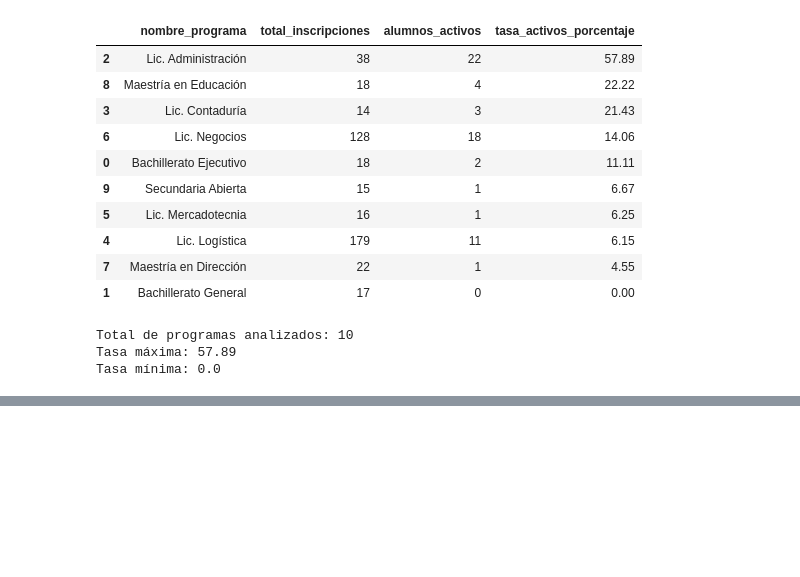
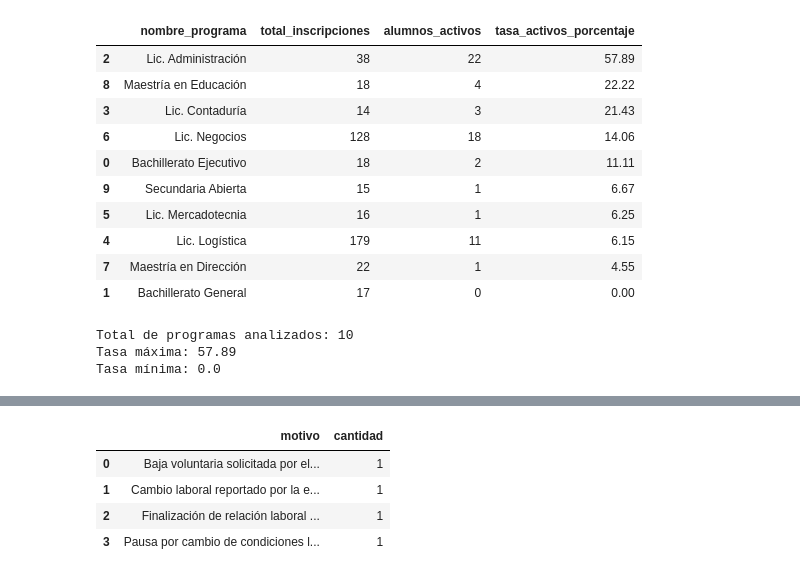
Before and after one commit to FerrariAgustinNicolas/prueba-fullstack-inscripciones, a Jupyter notebook: python/analisis_inscripciones.ipynb, the cells around one changed output, grey strips where cells are left out. Drawn from its saved outputs; the diff is of its cells as text; code cells hidden in the pictures; blank space fills up the shorter version.

```diff
--- a/python/analisis_inscripciones.ipynb
+++ b/python/analisis_inscripciones.ipynb
@@ -410,0 +434,16 @@ Tasa mínima: 0.0
+# %%
+motivos_baja = (
+    df_bajas
+    .groupby("motivo")
+    .size()
+    .reset_index(name="cantidad")
+    .sort_values("cantidad", ascending=False)
+)
+
+motivos_baja
+# %% [output]
+|  | motivo | cantidad |
+| 0 | Baja voluntaria solicitada por el... | 1 |
+| 1 | Cambio laboral reportado por la e... | 1 |
+| 2 | Finalización de relación laboral ... | 1 |
+| 3 | Pausa por cambio de condiciones l... | 1 |
```
Also changed, not shown: parts of 3 cells of this notebook.
